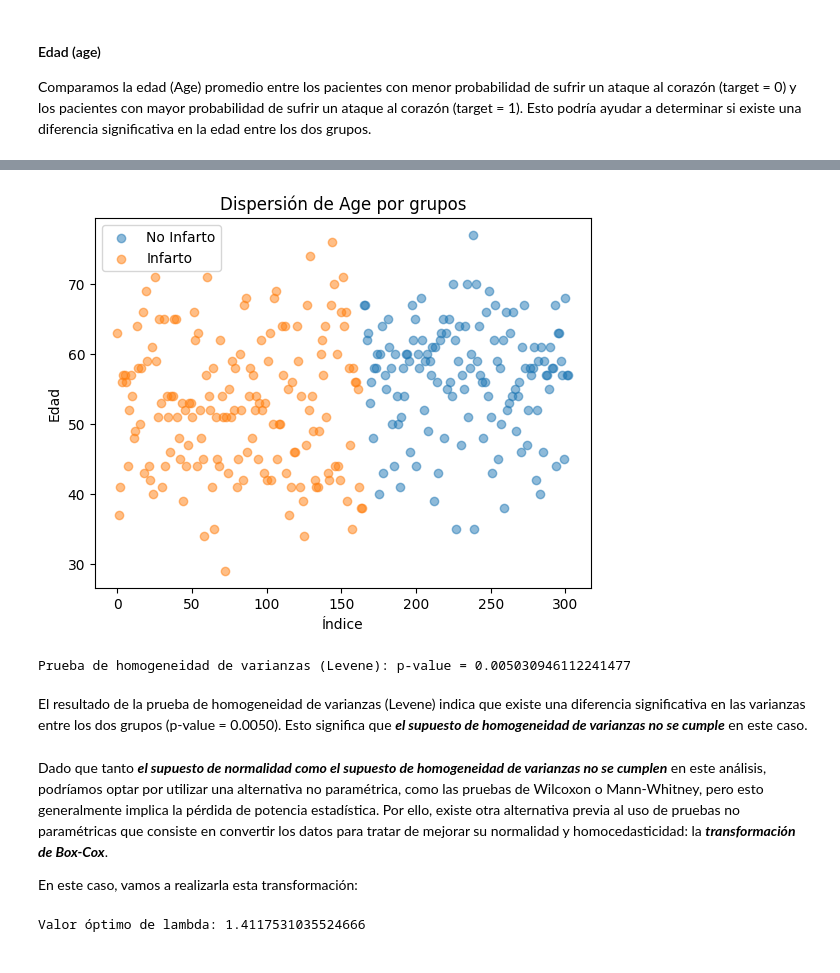
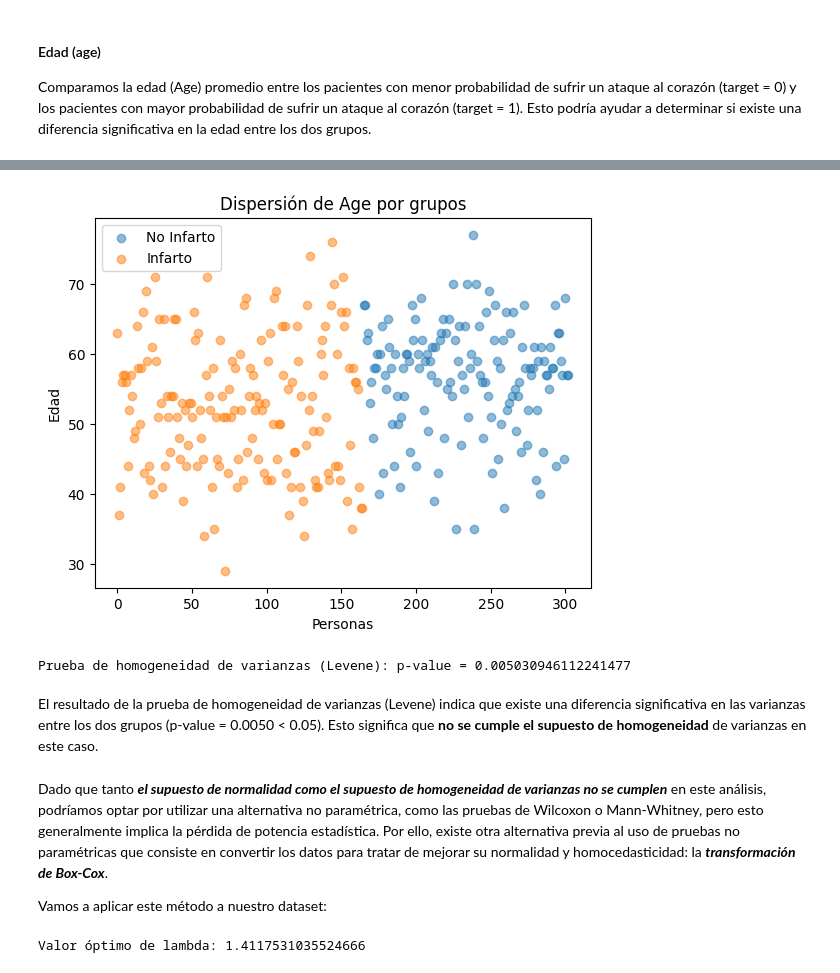
Before and after one commit to OscarTienda/heart-attack-analysis-prection, a Jupyter notebook: code/heart-attack-analysis-prediction.ipynb, the cells around one changed output, grey strips where cells are left out. Cells and saved outputs as stored; diff of their text form; code cells hidden in the pictures.

```diff
--- a/code/heart-attack-analysis-prediction.ipynb
+++ b/code/heart-attack-analysis-prediction.ipynb
@@ -602,25 +607,25 @@ Los resultados de la prueba de normalidad (Shapiro-Wilk) indican que para el gru
 # %%
 # Verificación de homogeneidad de varianzas
 plt.figure()
 plt.scatter(group1.index, group1_age, alpha=0.5, label='No Infarto')
 plt.scatter(group2.index, group2_age, alpha=0.5, label='Infarto')
-plt.xlabel('Índice')
+plt.xlabel('Personas')
 plt.ylabel('Edad')
 plt.title('Dispersión de Age por grupos')
 plt.legend()
 plt.show()
 
 _, p_value = stats.levene(group1_age, group2_age)
 print('Prueba de homogeneidad de varianzas (Levene): p-value =', p_value)
 # %% [output]
-[figure, old version]
+[figure, new version]
 Prueba de homogeneidad de varianzas (Levene): p-value = 0.005030946112241477
 # %% [markdown]
-El resultado de la prueba de homogeneidad de varianzas (Levene) indica que existe una diferencia significativa en las varianzas entre los dos grupos (p-value = 0.0050). Esto significa que ___el supuesto de homogeneidad de varianzas no se cumple___ en este caso.
+El resultado de la prueba de homogeneidad de varianzas (Levene) indica que existe una diferencia significativa en las varianzas entre los dos grupos (p-value = 0.0050 < 0.05). Esto significa que __no se cumple el supuesto de homogeneidad__ de varianzas en este caso.
 # %% [markdown]
 Dado que tanto ___el supuesto de normalidad como el supuesto de homogeneidad de varianzas no se cumplen___ en este análisis, podríamos optar por utilizar una alternativa no paramétrica, como las pruebas de Wilcoxon o Mann-Whitney, pero esto generalmente implica la pérdida de potencia estadística. Por ello, existe otra alternativa previa al uso de pruebas no paramétricas que consiste en convertir los datos para tratar de mejorar su normalidad y homocedasticidad: la ___transformación de Box-Cox___.
 
-En este caso, vamos a realizarla esta transformación:
+Vamos a aplicar este método a nuestro dataset:
 # %%
 # Transformación de Box-Cox en 'Age'
 age_transformed, lambda_val = stats.boxcox(df_cleaned['age'])
```
Also changed, not shown: parts of 3 cells of this notebook.
